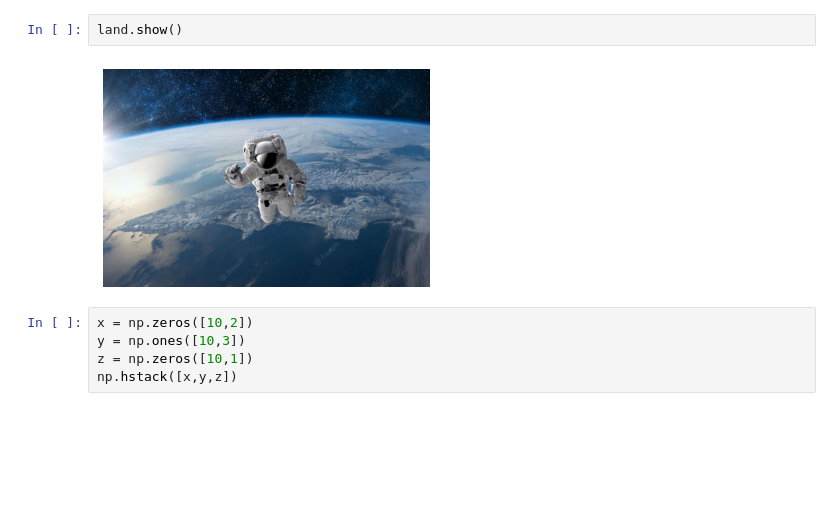
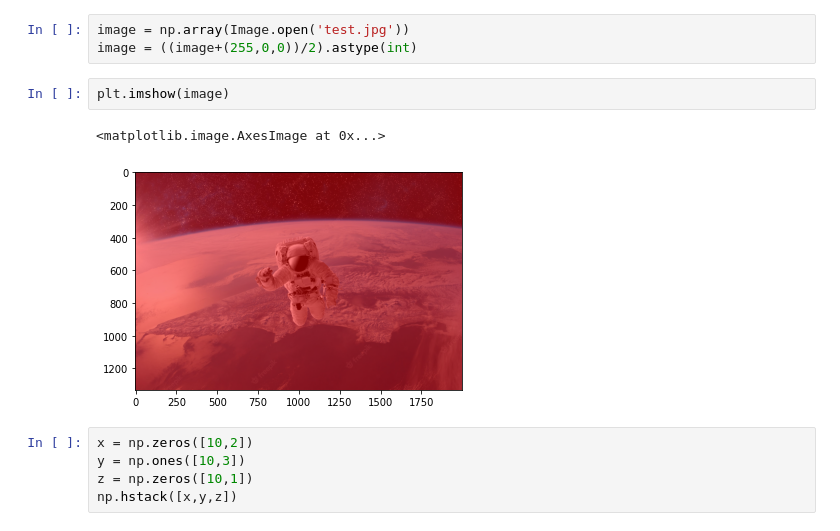
Before and after one commit to bateni1380/landpy, a Jupyter notebook: CodeFlow.ipynb, the cells around one changed output. Cells and saved outputs as stored; diff of their text form; blank space fills up the shorter version.

```diff
--- a/CodeFlow.ipynb
+++ b/CodeFlow.ipynb
@@ -24,7 +60,11 @@ print(time.time()-st_time)
+# %%
+image = np.array(Image.open('test.jpg'))
+image = ((image+(255,0,0))/2).astype(int)
 # %%
-land.show()
+plt.imshow(image)
 # %% [output]
+<matplotlib.image.AxesImage at 0x...>
-[figure, old version]
+[figure, new version]
 # %%
 x = np.zeros([10,2])
 y = np.ones([10,3])
```
Also changed, not shown: parts of 2 cells of this notebook, 3 other files.
